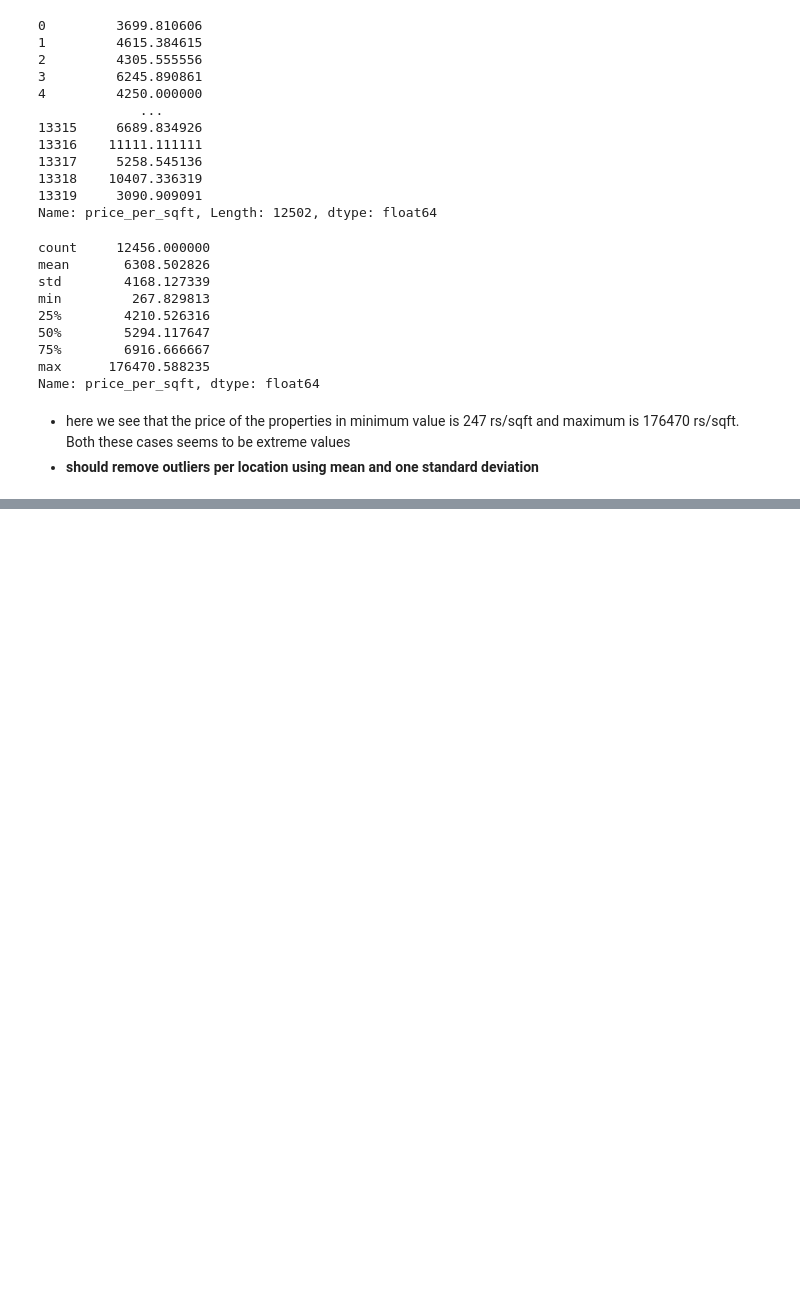
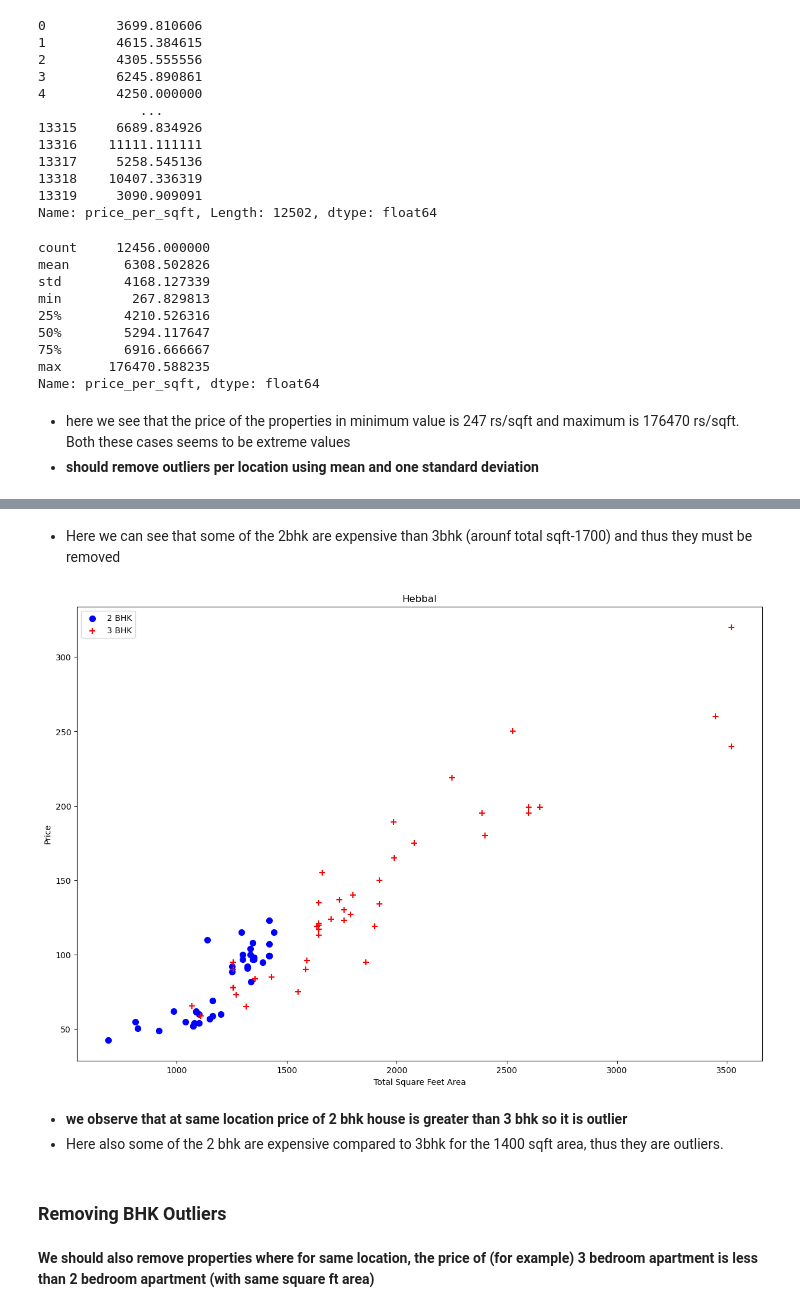
Before and after one commit to singhsaurabh88/Real-Estate-Price-Prediction, a Jupyter notebook: Real Estate Price prediction.ipynb, the cells around one changed output, grey strips where cells are left out. Saved outputs shown, nothing was run; the diff lists cells and outputs as text; code cells hidden in the pictures; blank space fills up the shorter version.

```diff
--- a/Real Estate Price prediction.ipynb
+++ b/Real Estate Price prediction.ipynb
@@ -450,0 +495,15 @@ Name: price_per_sqft, dtype: float64
+# %% [markdown]
+- Here we can see that some of the 2bhk are expensive than 3bhk (arounf total sqft-1700) and thus they must be removed
+# %%
+# Now lets check the scatter for some areas-Hebbal
+
+plot_scatter_chart(df7,"Hebbal")
+# %% [output]
+[figure, added]
+# %% [markdown]
+- **we observe that at same location price of 2 bhk house is greater than 3 bhk so it is outlier <br>**
+- Here also some of the 2 bhk are expensive compared to 3bhk for the 1400 sqft area, thus they are outliers.
+# %% [markdown]
+### Removing BHK Outliers
+# %% [markdown]
+**We should also remove properties where for same location, the price of (for example) 3 bedroom apartment is less than 2 bedroom apartment (with same square ft area)**
```
Also changed, not shown: parts of 36 cells of this notebook.
